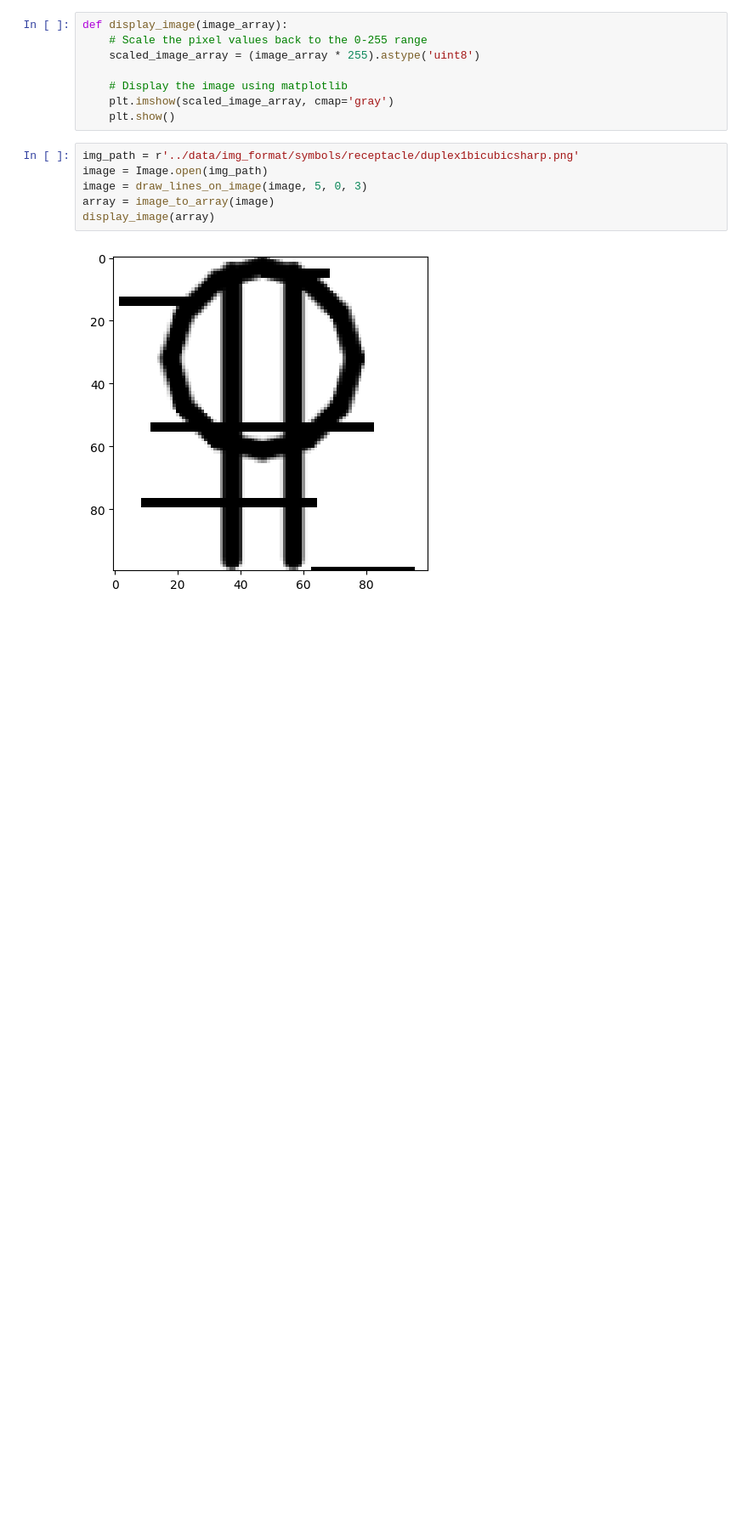
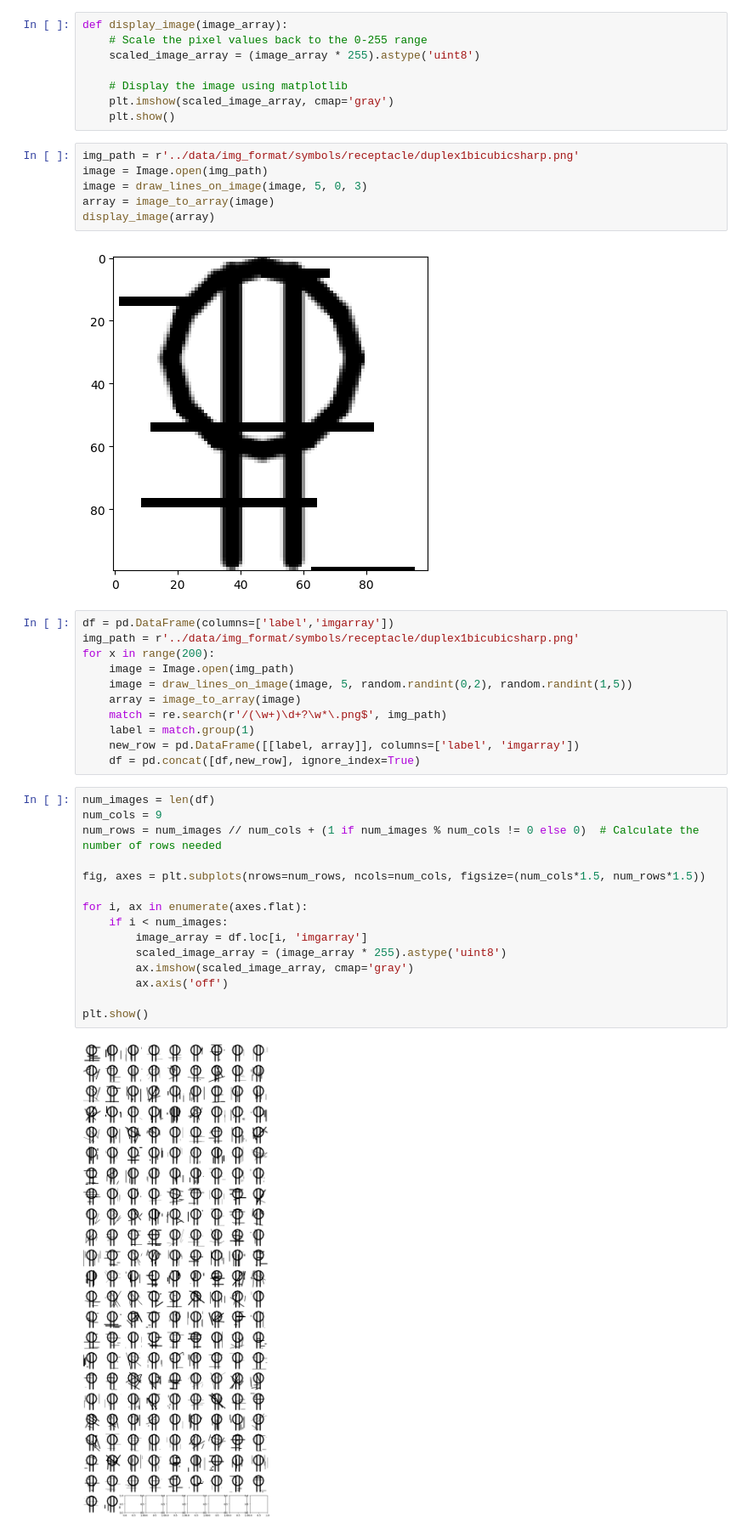
Before and after one commit to rdstern90/DSBA-6165-Project, a Jupyter notebook: Training Data Creation/train_data_creation.ipynb, the cells around one changed output. Shown at 85% size. Drawn from its saved outputs; the diff is of its cells as text; blank space fills up the shorter version.

```diff
--- a/Training Data Creation/train_data_creation.ipynb
+++ b/Training Data Creation/train_data_creation.ipynb
@@ -59,3 +61,31 @@ array = image_to_array(image)
 display_image(array)
 # %% [output]
 [figure]
+# %%
+df = pd.DataFrame(columns=['label','imgarray'])
+img_path = r'../data/img_format/symbols/receptacle/duplex1bicubicsharp.png'
+for x in range(200):
+    image = Image.open(img_path)
+    image = draw_lines_on_image(image, 5, random.randint(0,2), random.randint(1,5))
+    array = image_to_array(image)
+    match = re.search(r'/(\w+)\d+?\w*\.png$', img_path)
+    label = match.group(1)
+    new_row = pd.DataFrame([[label, array]], columns=['label', 'imgarray'])
+    df = pd.concat([df,new_row], ignore_index=True)
+# %%
+num_images = len(df)
+num_cols = 9
+num_rows = num_images // num_cols + (1 if num_images % num_cols != 0 else 0)  # Calculate the number of rows needed
+
+fig, axes = plt.subplots(nrows=num_rows, ncols=num_cols, figsize=(num_cols*1.5, num_rows*1.5))
+
+for i, ax in enumerate(axes.flat):
+    if i < num_images:
+        image_array = df.loc[i, 'imgarray']
+        scaled_image_array = (image_array * 255).astype('uint8')
+        ax.imshow(scaled_image_array, cmap='gray')
+        ax.axis('off')
+
+plt.show()
+# %% [output]
+[figure, added]
```
Also changed, not shown: parts of 1 cell of this notebook.
